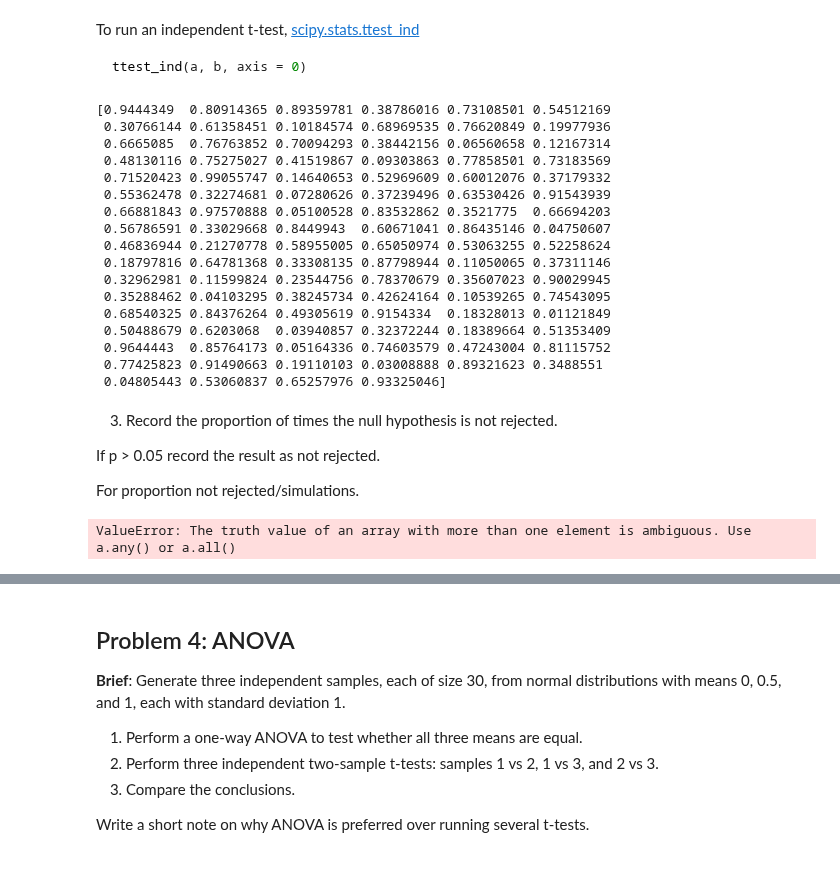
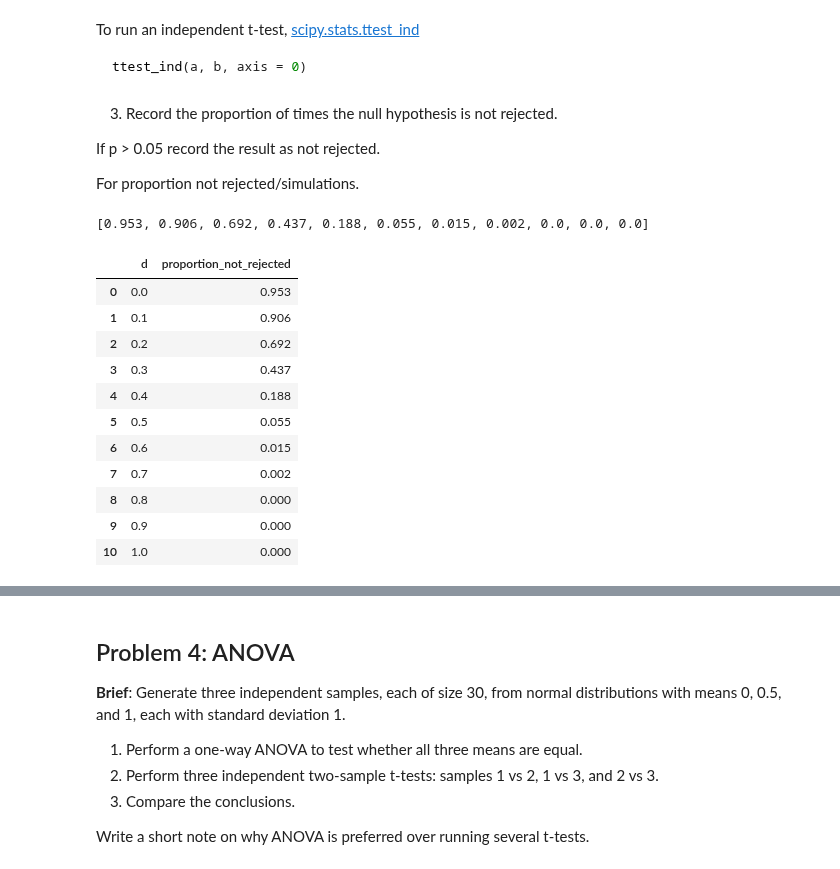
Before and after one commit to IreneKilgannon/applied_statistics, a Jupyter notebook: problems.ipynb, the cells around one changed output, grey strips where cells are left out. Saved outputs shown, nothing was run; the diff lists cells and outputs as text; code cells hidden in the pictures.

```diff
--- a/problems.ipynb
+++ b/problems.ipynb
@@ -694,34 +697,9 @@ not_rejects = 0
 # %%
 # Perform independent t-test.
 ttest, p_value = stats.ttest_ind(standard_normal_sample, samples)
-# %%
-print(p_value)
-# %% [output]
-[0.9444349  0.80914365 0.89359781 0.38786016 0.73108501 0.54512169
- 0.30766144 0.61358451 0.10184574 0.68969535 0.76620849 0.19977936
- 0.6665085  0.76763852 0.70094293 0.38442156 0.06560658 0.12167314
- 0.48130116 0.75275027 0.41519867 0.09303863 0.77858501 0.73183569
- 0.71520423 0.99055747 0.14640653 0.52969609 0.60012076 0.37179332
- 0.55362478 0.32274681 0.07280626 0.37239496 0.63530426 0.91543939
- 0.66881843 0.97570888 0.05100528 0.83532862 0.3521775  0.66694203
- 0.56786591 0.33029668 0.8449943  0.60671041 0.86435146 0.04750607
- 0.46836944 0.21270778 0.58955005 0.65050974 0.53063255 0.52258624
- 0.18797816 0.64781368 0.33308135 0.87798944 0.11050065 0.37311146
- 0.32962981 0.11599824 0.23544756 0.78370679 0.35607023 0.90029945
- 0.35288462 0.04103295 0.38245734 0.42624164 0.10539265 0.74543095
- 0.68540325 0.84376264 0.49305619 0.9154334  0.18328013 0.01121849
- 0.50488679 0.6203068  0.03940857 0.32372244 0.18389664 0.51353409
- 0.9644443  0.85764173 0.05164336 0.74603579 0.47243004 0.81115752
- 0.77425823 0.91490663 0.19110103 0.03008888 0.89321623 0.3488551
- 0.04805443 0.53060837 0.65257976 0.93325046]
 # %% [markdown]
 3. Record the proportion of times the null hypothesis is not rejected.
 
 If p > 0.05 record the result as not rejected.
 
 For proportion not rejected/simulations.
-# %%
-if p_value >= 0.05:
-    not_rejects +=1
-# %% [output]
-ValueError: The truth value of an array with more than one element is ambiguous. Use a.any() or a.all()
@@ -727,0 +724,20 @@ ValueError: The truth value of an array with more than one element is ambiguous.
+# %%
+results
+# %% [output]
+[0.953, 0.906, 0.692, 0.437, 0.188, 0.055, 0.015, 0.002, 0.0, 0.0, 0.0]
+# %%
+df = pd.DataFrame({'d': d_values, 'proportion_not_rejected': results})
+df
+# %% [output]
+|  | d | proportion_not_rejected |
+| 0 | 0.0 | 0.953 |
+| 1 | 0.1 | 0.906 |
+| 2 | 0.2 | 0.692 |
+| 3 | 0.3 | 0.437 |
+| 4 | 0.4 | 0.188 |
+| 5 | 0.5 | 0.055 |
+| 6 | 0.6 | 0.015 |
+| 7 | 0.7 | 0.002 |
+| 8 | 0.8 | 0.000 |
+| 9 | 0.9 | 0.000 |
+| 10 | 1.0 | 0.000 |
```
Also changed, not shown: parts of 3 cells of this notebook, 2 other files.
